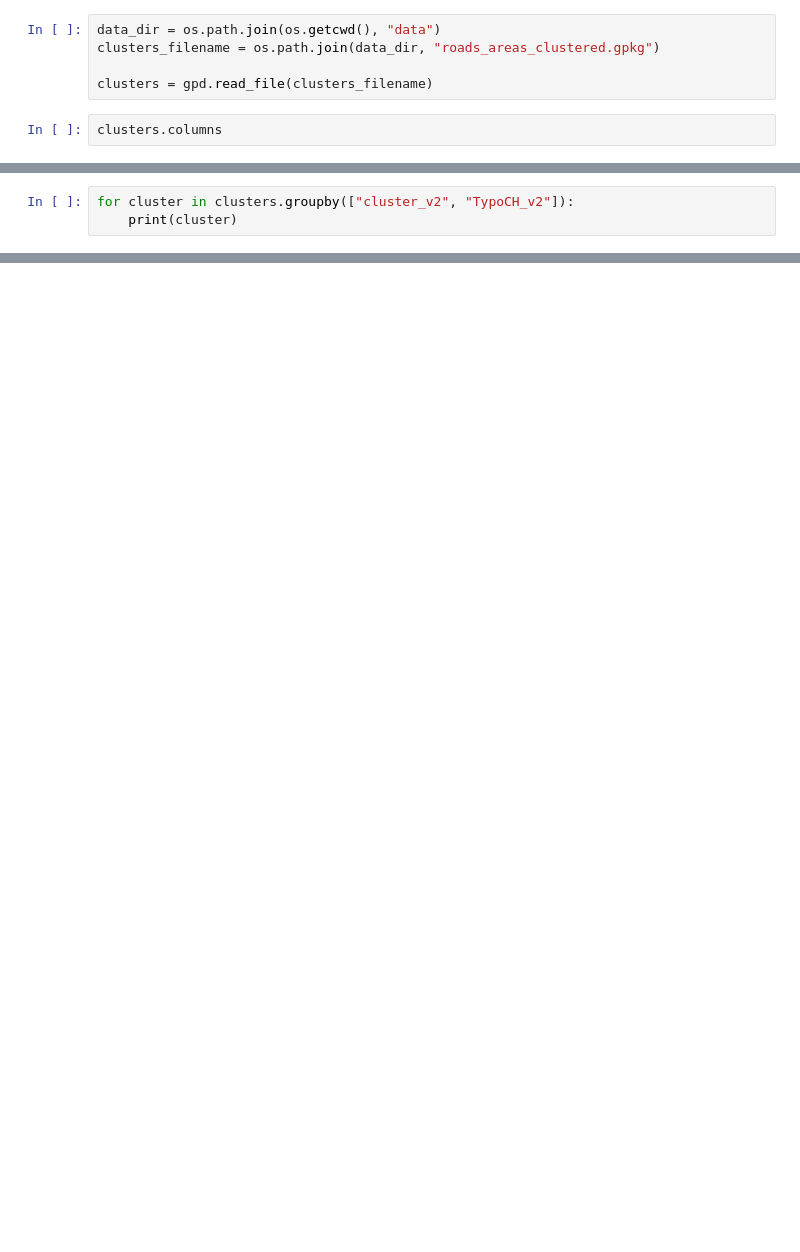
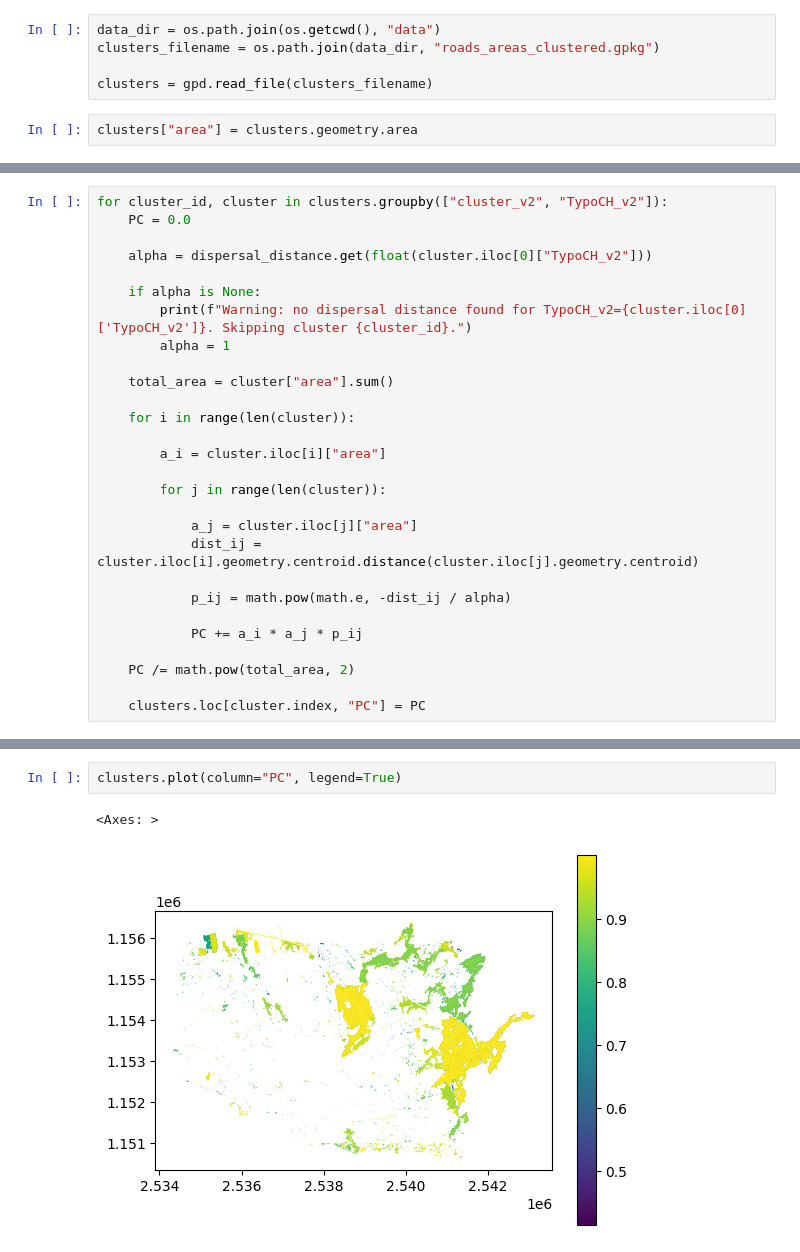
Before and after one commit to EPFL-ENAC/bluecity-viz, a Jupyter notebook: processing/storylines/biodiverstiy/mergeability.ipynb, the cells around one changed output, grey strips where cells are left out. Drawn from its saved outputs; the diff is of its cells as text; blank space fills up the shorter version.

```diff
--- a/processing/storylines/biodiverstiy/mergeability.ipynb
+++ b/processing/storylines/biodiverstiy/mergeability.ipynb
@@ -8,4 +9,4 @@ clusters_filename = os.path.join(data_dir, "roads_areas_clustered.gpkg")
 
 clusters = gpd.read_file(clusters_filename)
 # %%
-clusters.columns
+clusters["area"] = clusters.geometry.area
@@ -16,3 +67,28 @@ Index(['road_geometry', 'road_id', 'TypoCH_NUM', 'POLYID', 'TypoCH', 'side',
 # %%
-for cluster in clusters.groupby(["cluster_v2", "TypoCH_v2"]):
-    print(cluster)
+for cluster_id, cluster in clusters.groupby(["cluster_v2", "TypoCH_v2"]):
+    PC = 0.0
+
+    alpha = dispersal_distance.get(float(cluster.iloc[0]["TypoCH_v2"]))
+
+    if alpha is None:
+        print(f"Warning: no dispersal distance found for TypoCH_v2={cluster.iloc[0]['TypoCH_v2']}. Skipping cluster {cluster_id}.")
+        alpha = 1
+
+    total_area = cluster["area"].sum()
+
+    for i in range(len(cluster)):
+
+        a_i = cluster.iloc[i]["area"]
+
+        for j in range(len(cluster)):
+
+            a_j = cluster.iloc[j]["area"]
+            dist_ij = cluster.iloc[i].geometry.centroid.distance(cluster.iloc[j].geometry.centroid)
+
+            p_ij = math.pow(math.e, -dist_ij / alpha)
+
+            PC += a_i * a_j * p_ij
+
+    PC /= math.pow(total_area, 2)
+
+    clusters.loc[cluster.index, "PC"] = PC
@@ -36,0 +107,5 @@ for cluster in clusters.groupby(["cluster_v2", "TypoCH_v2"]):
+# %%
+clusters.plot(column="PC", legend=True)
+# %% [output]
+<Axes: >
+[figure, added]
```
Also changed, not shown: parts of 5 cells of this notebook.
